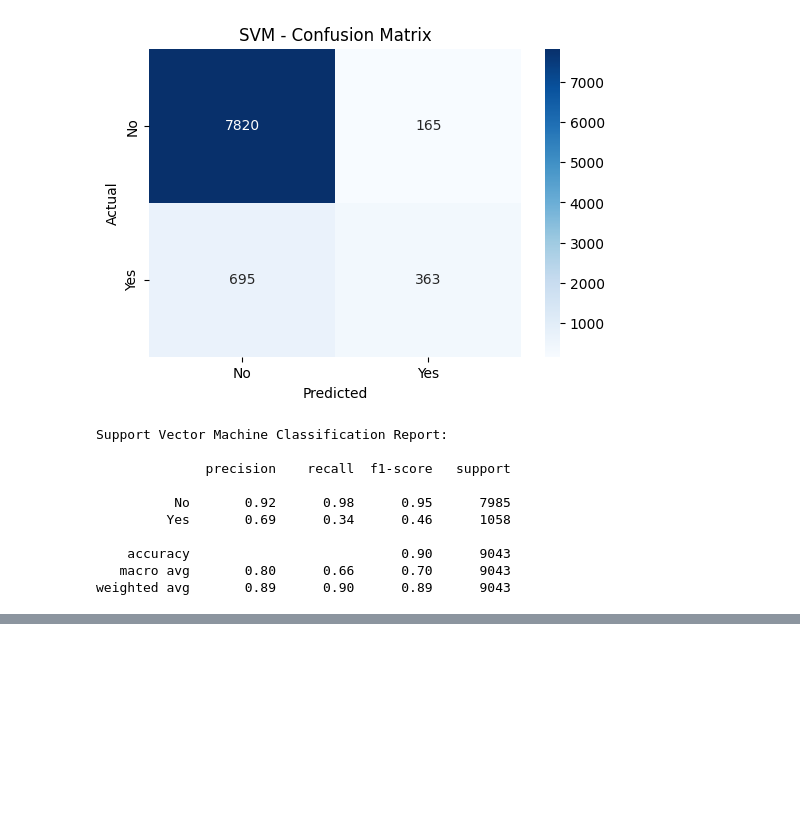
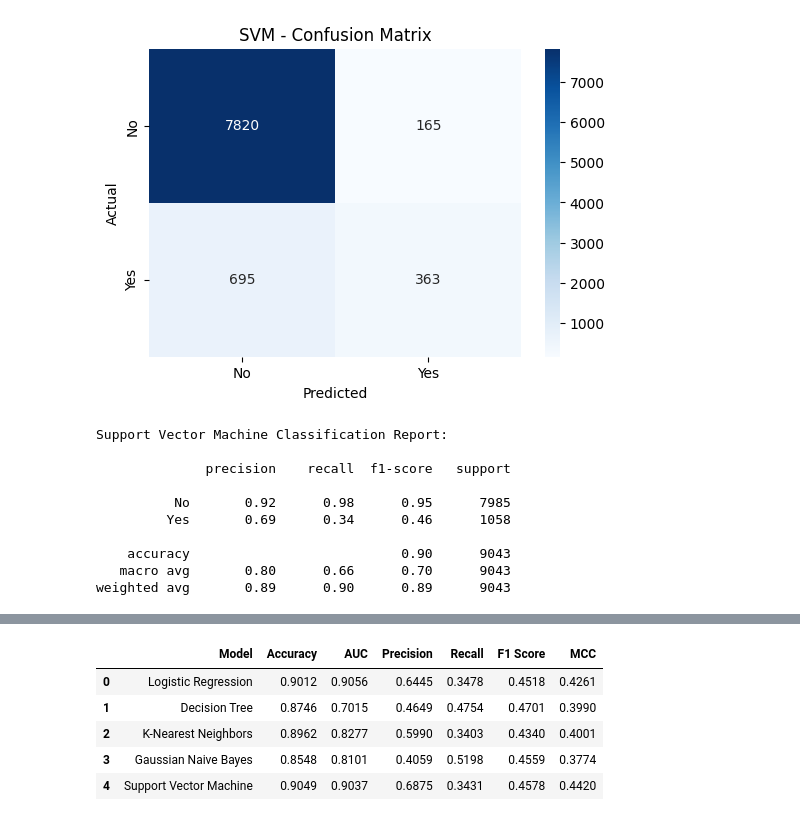
Before and after one commit to SureshN-2026aj05768/ML-Assignment-2-Bank-Marketing, a Jupyter notebook: ML_Assignment2.ipynb, the cells around one changed output, grey strips where cells are left out. Saved outputs shown, nothing was run; the diff lists cells and outputs as text; code cells hidden in the pictures; blank space fills up the shorter version.

Commit message:
Add final model performance comparison

```diff
--- a/ML_Assignment2.ipynb
+++ b/ML_Assignment2.ipynb
@@ -723,0 +729,17 @@ weighted avg       0.89      0.90      0.89      9043
+# %%
+model_results = pd.DataFrame([
+    logistic_results,
+    decision_tree_results,
+    knn_results,
+    naive_bayes_results,
+    svm_results
+])
+
+model_results.round(4)
+# %% [output]
+|  | Model | Accuracy | AUC | Precision | Recall | F1 Score | MCC |
+| 0 | Logistic Regression | 0.9012 | 0.9056 | 0.6445 | 0.3478 | 0.4518 | 0.4261 |
+| 1 | Decision Tree | 0.8746 | 0.7015 | 0.4649 | 0.4754 | 0.4701 | 0.3990 |
+| 2 | K-Nearest Neighbors | 0.8962 | 0.8277 | 0.5990 | 0.3403 | 0.4340 | 0.4001 |
+| 3 | Gaussian Naive Bayes | 0.8548 | 0.8101 | 0.4059 | 0.5198 | 0.4559 | 0.3774 |
+| 4 | Support Vector Machine | 0.9049 | 0.9037 | 0.6875 | 0.3431 | 0.4578 | 0.4420 |
```
Also changed, not shown: parts of 1 cell of this notebook.
